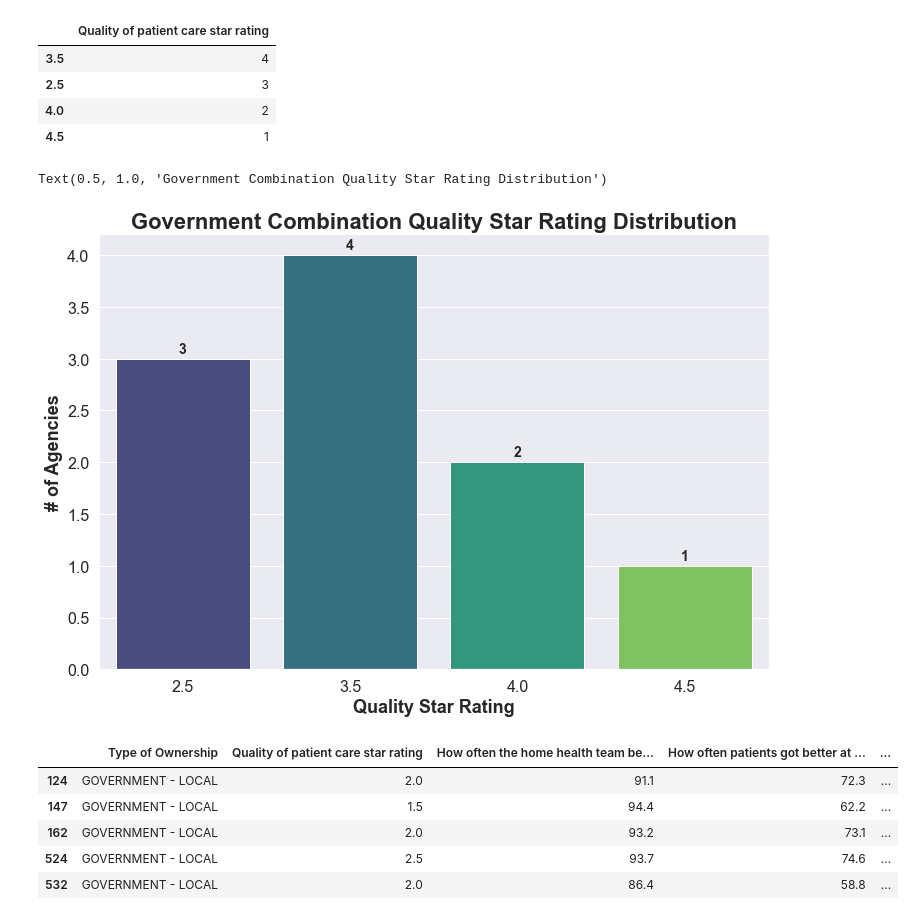
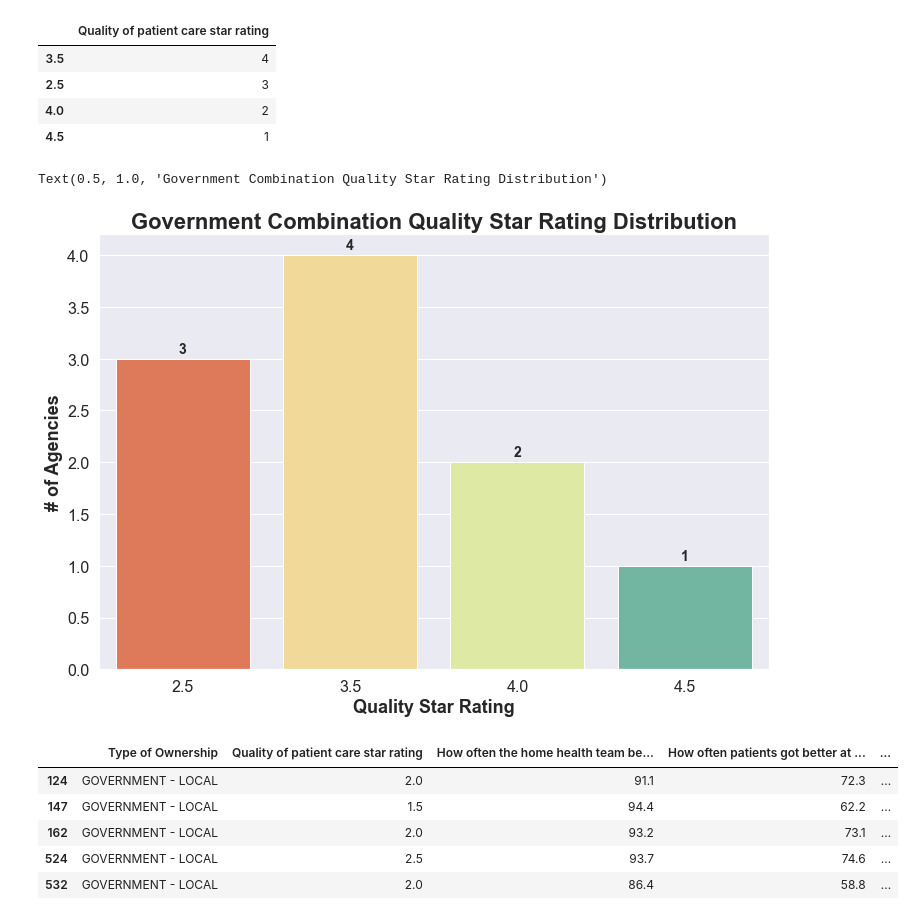
Before and after one commit to 1on1pt/CMS_Home_Health_Compare_January_2023_Refresh_Analysis, a Jupyter notebook: HH_Care_Compare_January_2023.ipynb, the cells around one changed output. Cells and saved outputs as stored; diff of their text form; code cells hidden in the pictures.

```diff
--- a/HH_Care_Compare_January_2023.ipynb
+++ b/HH_Care_Compare_January_2023.ipynb
@@ -501,16 +501,16 @@ gov_combo_star_rating
 | 4.5 | 1 |
 # %%
 plt.figure(figsize = (12, 8))
-ax = sns.countplot(x = 'Quality of patient care star rating', data = gov_combo_df, palette = 'viridis')
+ax = sns.countplot(x = 'Quality of patient care star rating', data = gov_combo_df, palette = 'Spectral')
 ax.bar_label(ax.containers[0], label_type='edge', fontsize = 14, fontweight = 'bold', padding = 3)
 plt.xticks(rotation = 0, size = 16)
 plt.yticks(size = 16)
 plt.xlabel('Quality Star Rating', size = 18, fontweight = 'bold')
 plt.ylabel('# of Agencies', size = 18, fontweight = 'bold')
 plt.title('Government Combination Quality Star Rating Distribution', size = 22, fontweight = 'bold')
 # %% [output]
 Text(0.5, 1.0, 'Government Combination Quality Star Rating Distribution')
-[figure, old version]
+[figure, new version]
 # %%
 gov_loc_df.head()
 # %% [output]
```
Also changed, not shown: parts of 8 cells of this notebook.
